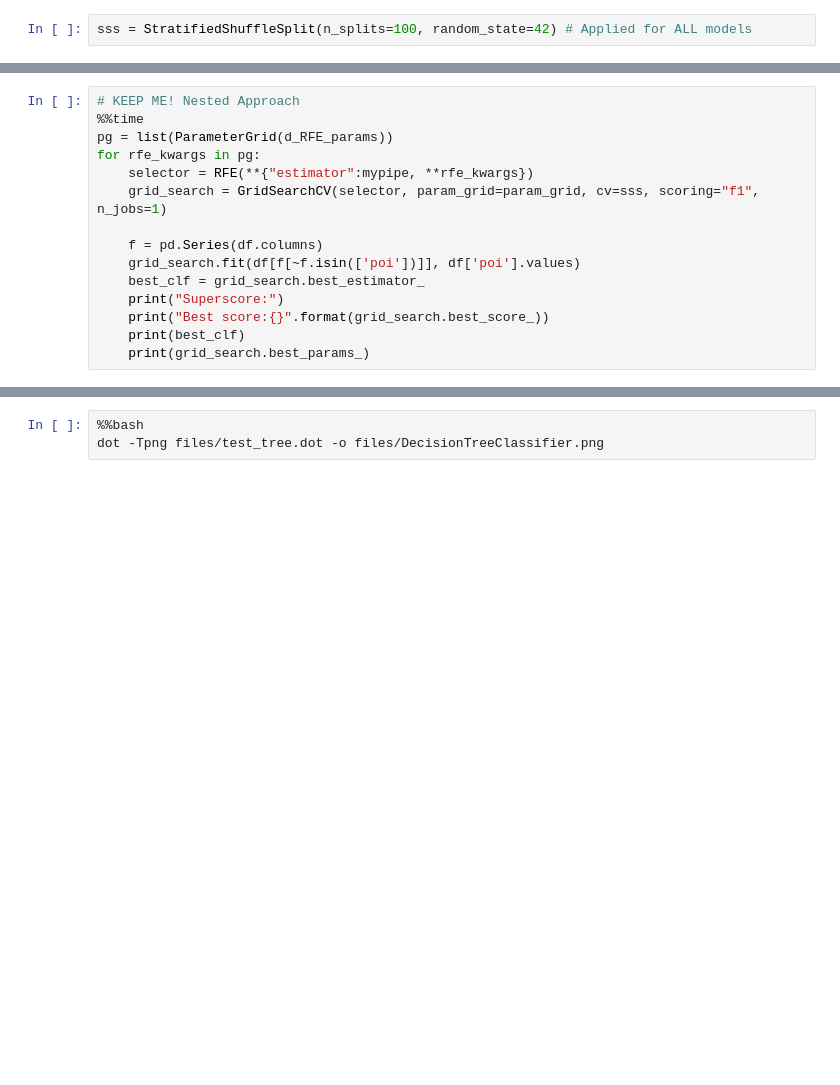
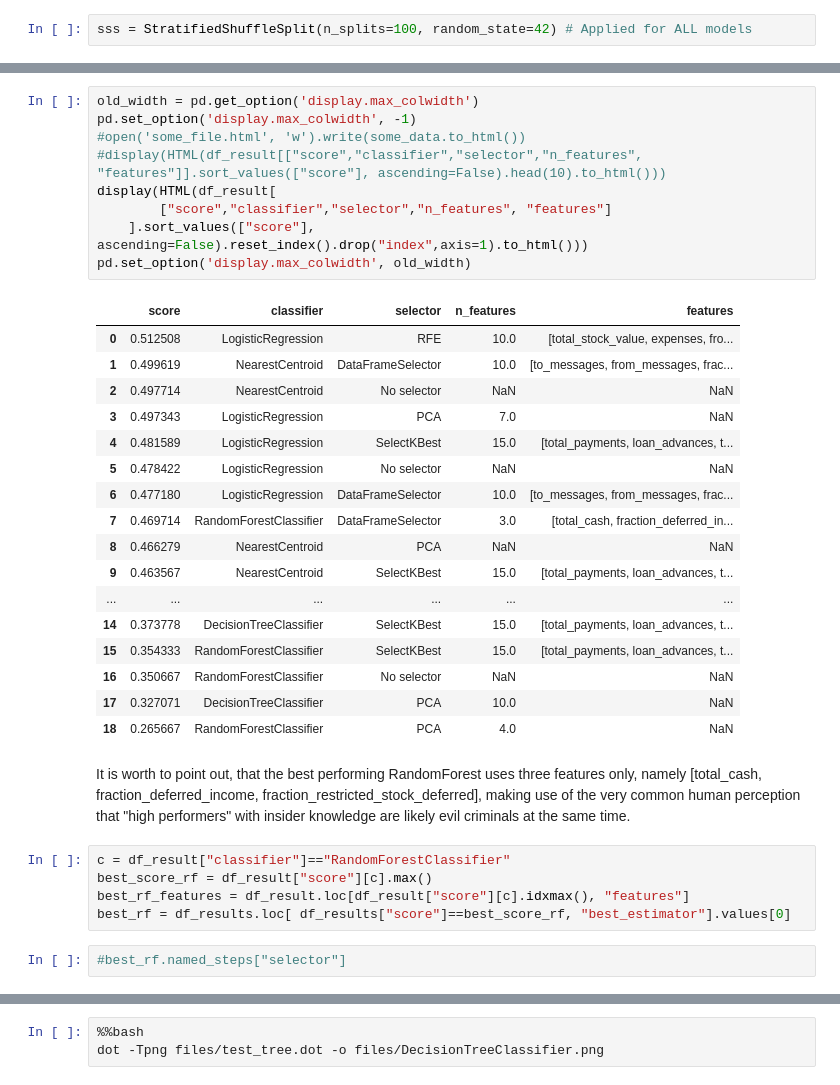
Before and after one commit to joewa/ud120-projects, a Jupyter notebook: final_project/final_project.ipynb, the cells around one changed output, grey strips where cells are left out. Drawn from its saved outputs; the diff is of its cells as text; blank space fills up the shorter version.

```diff
--- a/final_project/final_project.ipynb
+++ b/final_project/final_project.ipynb
@@ -864,15 +570,0 @@ array([False, False, False, False,  True,  True,  True, False,  True,
-# %%
-# KEEP ME! Nested Approach
-%%time
-pg = list(ParameterGrid(d_RFE_params))
-for rfe_kwargs in pg:
-    selector = RFE(**{"estimator":mypipe, **rfe_kwargs})
-    grid_search = GridSearchCV(selector, param_grid=param_grid, cv=sss, scoring="f1", n_jobs=1)
-
-    f = pd.Series(df.columns)
-    grid_search.fit(df[f[~f.isin(['poi'])]], df['poi'].values)
-    best_clf = grid_search.best_estimator_
-    print("Superscore:")
-    print("Best score:{}".format(grid_search.best_score_))
-    print(best_clf)
-    print(grid_search.best_params_)
@@ -969,0 +1213,36 @@ KeyError: 'selector__attribute_names'
+# %%
+old_width = pd.get_option('display.max_colwidth')
+pd.set_option('display.max_colwidth', -1)
+#open('some_file.html', 'w').write(some_data.to_html())
+#display(HTML(df_result[["score","classifier","selector","n_features", "features"]].sort_values(["score"], ascending=False).head(10).to_html()))
+display(HTML(df_result[
+        ["score","classifier","selector","n_features", "features"]
+    ].sort_values(["score"], ascending=False).reset_index().drop("index",axis=1).to_html()))
+pd.set_option('display.max_colwidth', old_width)
+# %% [output]
+|  | score | classifier | selector | n_features | features |
+| 0 | 0.512508 | LogisticRegression | RFE | 10.0 | [total_stock_value, expenses, fro... |
+| 1 | 0.499619 | NearestCentroid | DataFrameSelector | 10.0 | [to_messages, from_messages, frac... |
+| 2 | 0.497714 | NearestCentroid | No selector | NaN | NaN |
+| 3 | 0.497343 | LogisticRegression | PCA | 7.0 | NaN |
+| 4 | 0.481589 | LogisticRegression | SelectKBest | 15.0 | [total_payments, loan_advances, t... |
+| 5 | 0.478422 | LogisticRegression | No selector | NaN | NaN |
+| 6 | 0.477180 | LogisticRegression | DataFrameSelector | 10.0 | [to_messages, from_messages, frac... |
+| 7 | 0.469714 | RandomForestClassifier | DataFrameSelector | 3.0 | [total_cash, fraction_deferred_in... |
+| 8 | 0.466279 | NearestCentroid | PCA | NaN | NaN |
+| 9 | 0.463567 | NearestCentroid | SelectKBest | 15.0 | [total_payments, loan_advances, t... |
+| ... | ... | ... | ... | ... | ... |
+| 14 | 0.373778 | DecisionTreeClassifier | SelectKBest | 15.0 | [total_payments, loan_advances, t... |
+| 15 | 0.354333 | RandomForestClassifier | SelectKBest | 15.0 | [total_payments, loan_advances, t... |
+| 16 | 0.350667 | RandomForestClassifier | No selector | NaN | NaN |
+| 17 | 0.327071 | DecisionTreeClassifier | PCA | 10.0 | NaN |
+| 18 | 0.265667 | RandomForestClassifier | PCA | 4.0 | NaN |
+# %% [markdown]
+It is worth to point out, that the best performing RandomForest uses three features only, namely [total_cash, fraction_deferred_income, fraction_restricted_stock_deferred], making use of the very common human perception that "high performers" with insider knowledge are likely evil criminals at the same time.
+# %%
+c = df_result["classifier"]=="RandomForestClassifier"
+best_score_rf = df_result["score"][c].max()
+best_rf_features = df_result.loc[df_result["score"][c].idxmax(), "features"]
+best_rf = df_results.loc[ df_results["score"]==best_score_rf, "best_estimator"].values[0]
+# %%
+#best_rf.named_steps["selector"]
```
Also changed, not shown: parts of 86 cells of this notebook, 4 other files.
